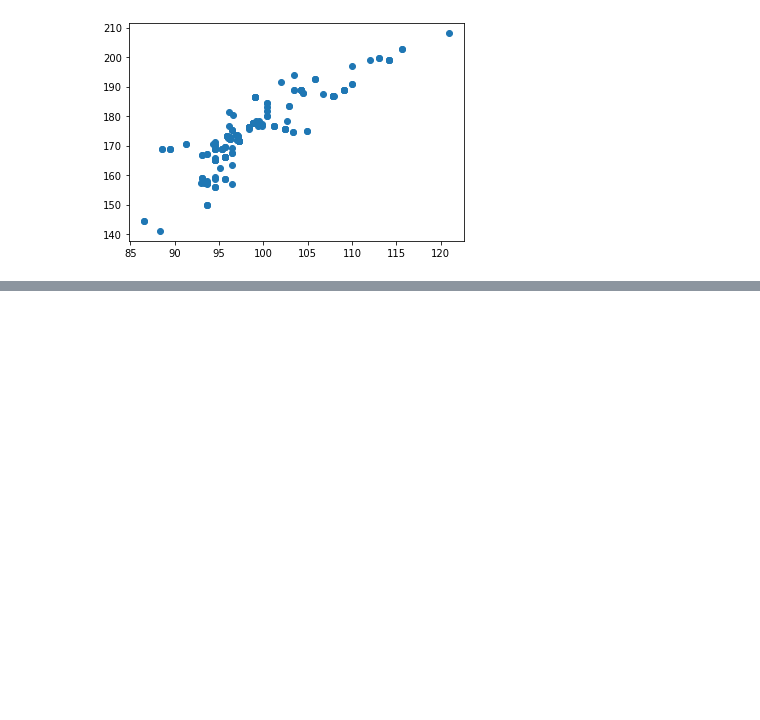
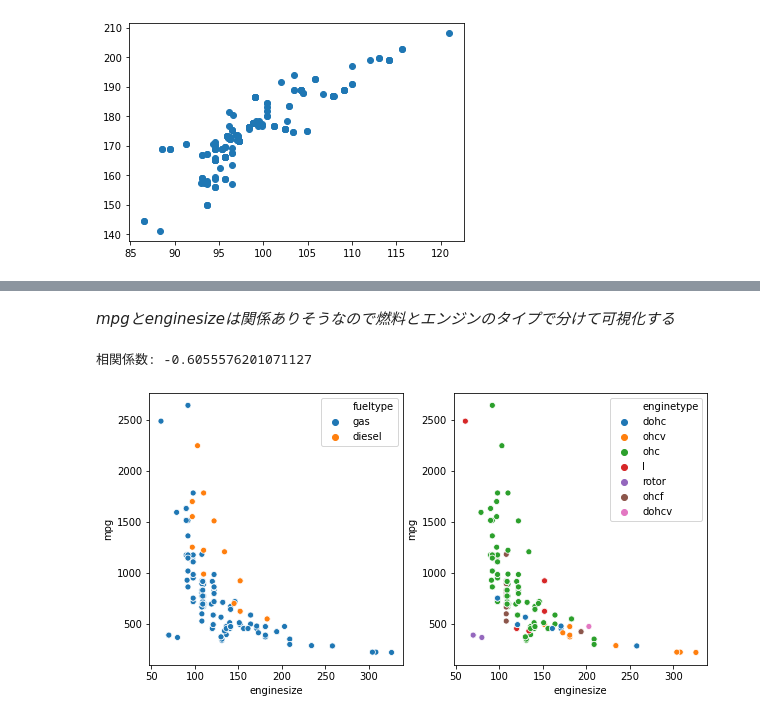
Before and after one commit to ledge-ai/intern-python-exam-kouheiohmikawa, a Jupyter notebook: Python_Basic/4_Visualization.ipynb, the cells around one changed output, grey strips where cells are left out. Cells and saved outputs as stored; diff of their text form; code cells hidden in the pictures; blank space fills up the shorter version.

```diff
--- a/Python_Basic/4_Visualization.ipynb
+++ b/Python_Basic/4_Visualization.ipynb
@@ -516,0 +528,18 @@ x.corr(y)
+# %% [markdown]
+*mpgとenginesizeは関係ありそうなので燃料とエンジンのタイプで分けて可視化する*
+# %%
+mpg = df["mpg"]
+enginesize = df["enginesize"]
+
+plt.figure(figsize=(10,5))
+plt.subplot(1,2,1)
+sns.scatterplot(enginesize, mpg,hue=df["fueltype"])
+
+plt.subplot(1,2,2)
+sns.scatterplot(enginesize, mpg, hue=df["enginetype"])
+
+corr = mpg.corr(enginesize)
+print("相関係数:",corr)
+# %% [output]
+相関係数: -0.6055576201071127
+[figure, added]
```
Also changed, not shown: parts of 7 cells of this notebook, 1 other file.
